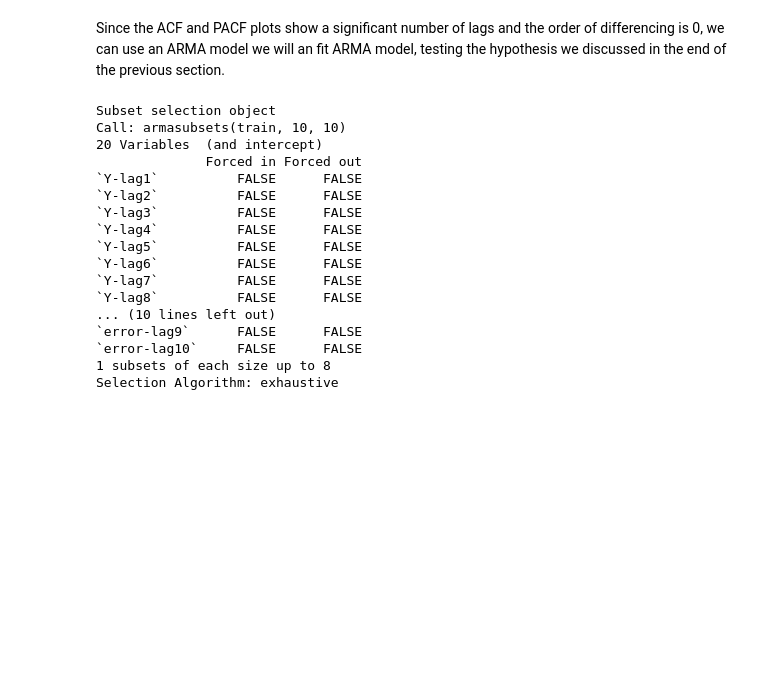
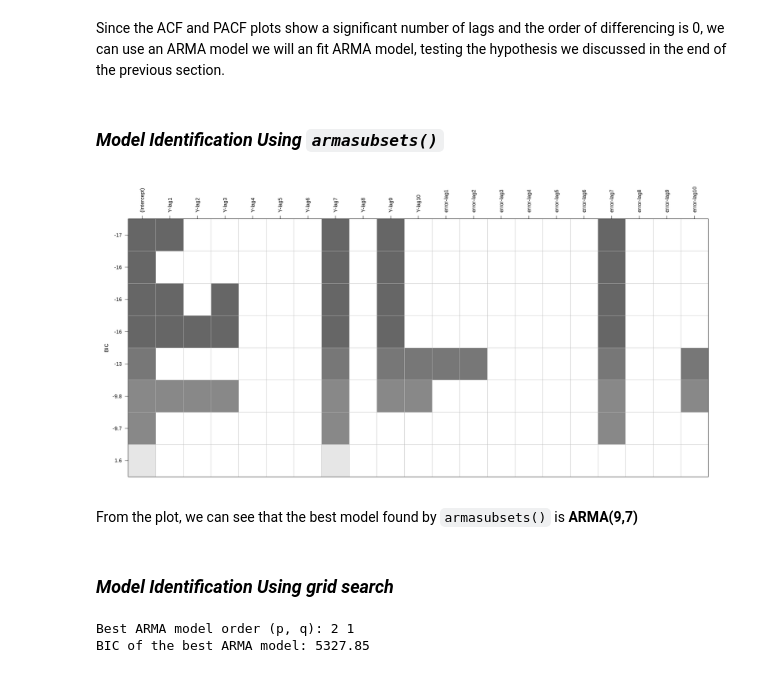
Before and after one commit to LyesHADJAR/TSAC-Individual-Project, a Jupyter notebook: notebooks/tsa_doubleknit_fab.ipynb, the cells around one changed output. Cells and saved outputs as stored; diff of their text form; code cells hidden in the pictures; blank space fills up the shorter version.

```diff
--- a/notebooks/tsa_doubleknit_fab.ipynb
+++ b/notebooks/tsa_doubleknit_fab.ipynb
@@ -272,28 +282,20 @@ pacf(train, main = "PACF of the Time Series", lag.max = 50, col = "blue")
 ## **Phase II: Estimating and Testing**
 # %% [markdown]
 Since the ACF and PACF plots show a significant number of lags and the order of differencing is 0, we can use an ARMA model we will an fit ARMA model, testing the hypothesis we discussed in the end of the previous section.
+# %% [markdown]
+### ***Model Identification Using `armasubsets()`***
 # %%
 # selecting the best ARMA using armasubsets()
 
-arma_subsets <- armasubsets(train, 10, 10)
+arma_subsets <- armasubsets(train_transformed, 10, 10)
+par(bg = "white")
+plot(arma_subsets)
 # %% [output]
-Subset selection object
-Call: armasubsets(train, 10, 10)
-20 Variables  (and intercept)
-              Forced in Forced out
-`Y-lag1`          FALSE      FALSE
-`Y-lag2`          FALSE      FALSE
-`Y-lag3`          FALSE      FALSE
-`Y-lag4`          FALSE      FALSE
-`Y-lag5`          FALSE      FALSE
-`Y-lag6`          FALSE      FALSE
-`Y-lag7`          FALSE      FALSE
-`Y-lag8`          FALSE      FALSE
-... (10 lines left out)
-`error-lag9`      FALSE      FALSE
-`error-lag10`     FALSE      FALSE
-1 subsets of each size up to 8
-Selection Algorithm: exhaustive
+[figure, added]
+# %% [markdown]
+From the plot, we can see that the best model found by `armasubsets()` is **ARMA(9,7)**
+# %% [markdown]
+### ***Model Identification Using grid search***
 # %%
 # select the best ARMA model based on BIC using grid search
 # and display the best model order and BIC value
@@ -301,17 +303,27 @@ Selection Algorithm: exhaustive
 best_bic <- Inf
 best_order <- c(0, 0)
 best_model <- NULL
+
 for (p in 0:10) {
   for (q in 0:10) {
-    model <- Arima(train, order = c(p, 0, q))
-    bic <- BIC(model)
-    if (bic < best_bic) {
-      best_bic <- bic
-      best_order <- c(p, q)
-      best_model <- model
+    model <- tryCatch(
+      Arima(train_transformed, order = c(p, 0, q)),
+      error = function(e) NULL
+    )
+    if (!is.null(model)) {
+      bic <- BIC(model)
+      if (bic < best_bic) {
+        best_bic <- bic
+        best_order <- c(p, q)
+        best_model <- model
+      }
     }
   }
 }
+
 cat("Best ARMA model order (p, q):", best_order, "\n")
 cat("BIC of the best ARMA model:", best_bic, "\n")
+# %% [output]
+Best ARMA model order (p, q): 2 1
+BIC of the best ARMA model: 5327.85
 # %%
```
Also changed, not shown: parts of 28 cells of this notebook.
